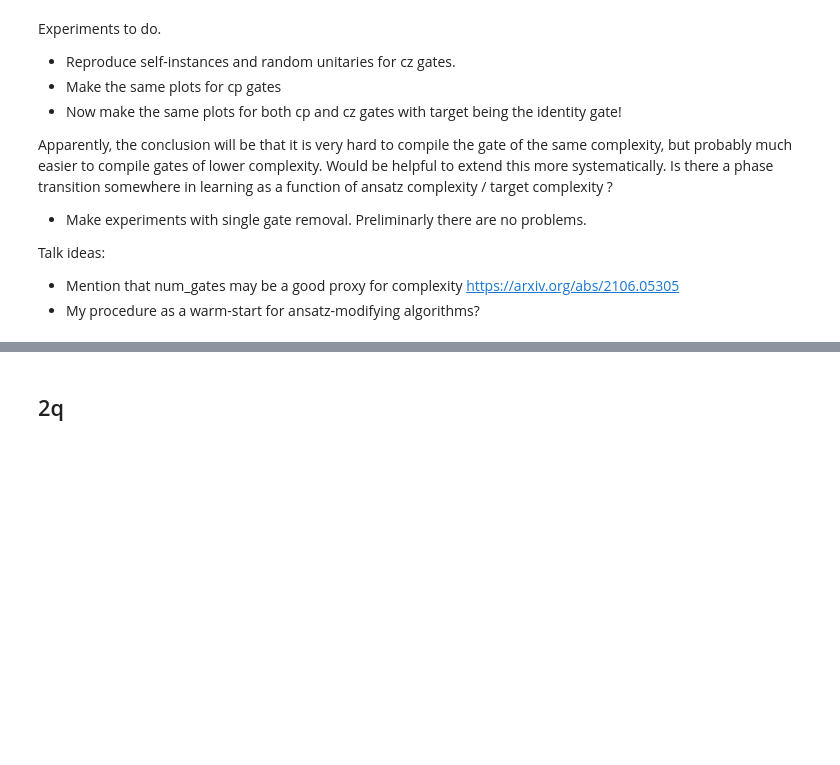
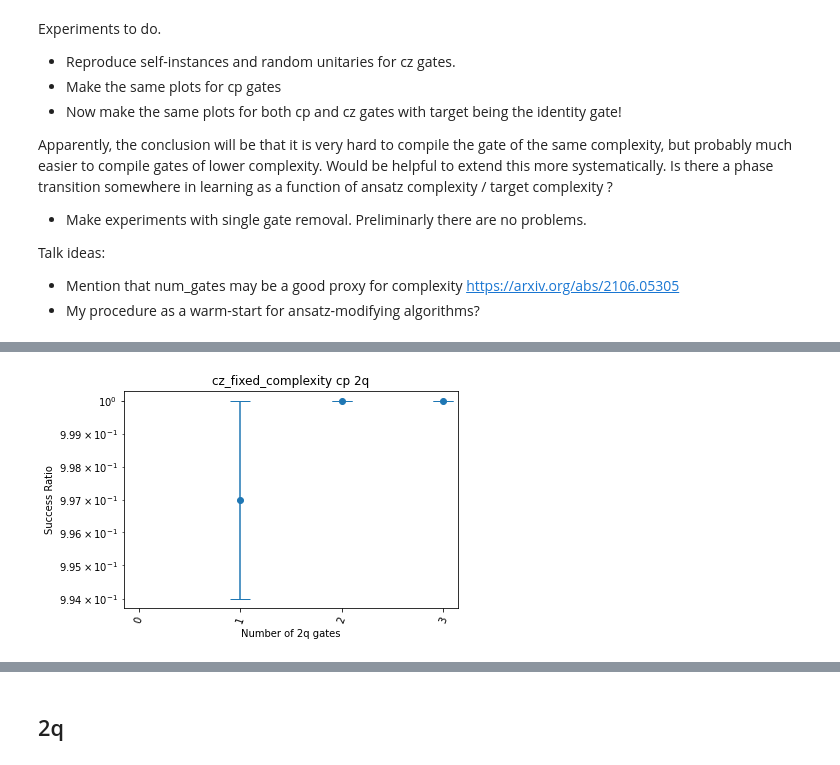
Before and after one commit to idnm/quantum_traps, a Jupyter notebook: experiments.ipynb, the cells around one changed output, grey strips where cells are left out. Saved outputs shown, nothing was run; the diff lists cells and outputs as text; code cells hidden in the pictures; blank space fills up the shorter version.

```diff
--- a/experiments.ipynb
+++ b/experiments.ipynb
@@ -68,0 +100,13 @@ experiment.plot_success_ratios(min_loss=-1e-6)
+# %%
+options = ExperimentOptions(
+    target_type='cz_fixed_complexity',
+    ansatz_type='cp',
+    num_qubits=2,
+    gate_counts=range(4),
+    num_targets=2,
+    num_samples=1000,
+    num_gd_iterations=5000,
+    fixed_complexity=1)
+
+experiment = Experiment(options, 'complexity_1_2q')
+experiment.run()
@@ -68,0 +115,4 @@ experiment.plot_success_ratios(min_loss=-1e-6)
+# %%
+experiment.plot_success_ratios(min_loss=0)
+# %% [output]
+[figure, added]
```
Also changed, not shown: parts of 16 cells of this notebook, 6 other files.
